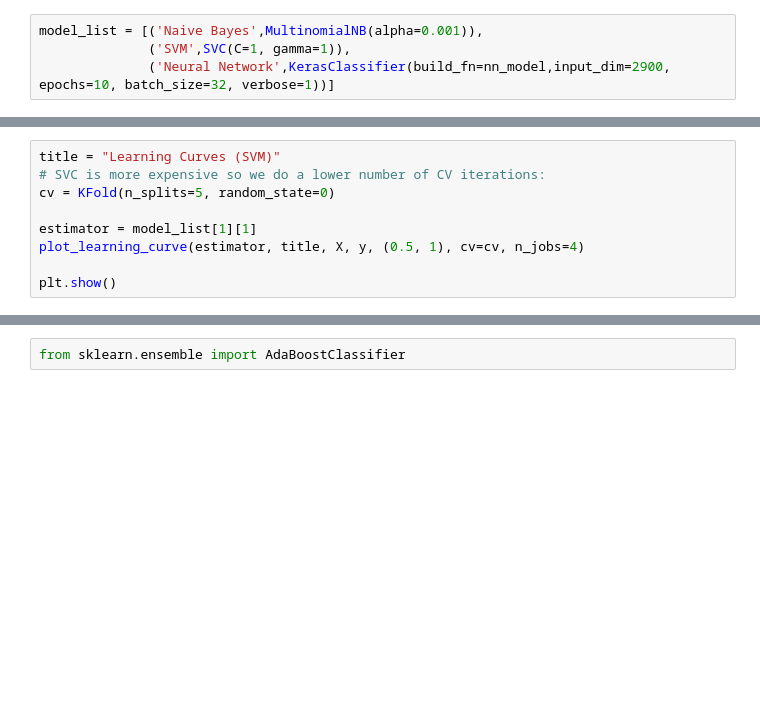
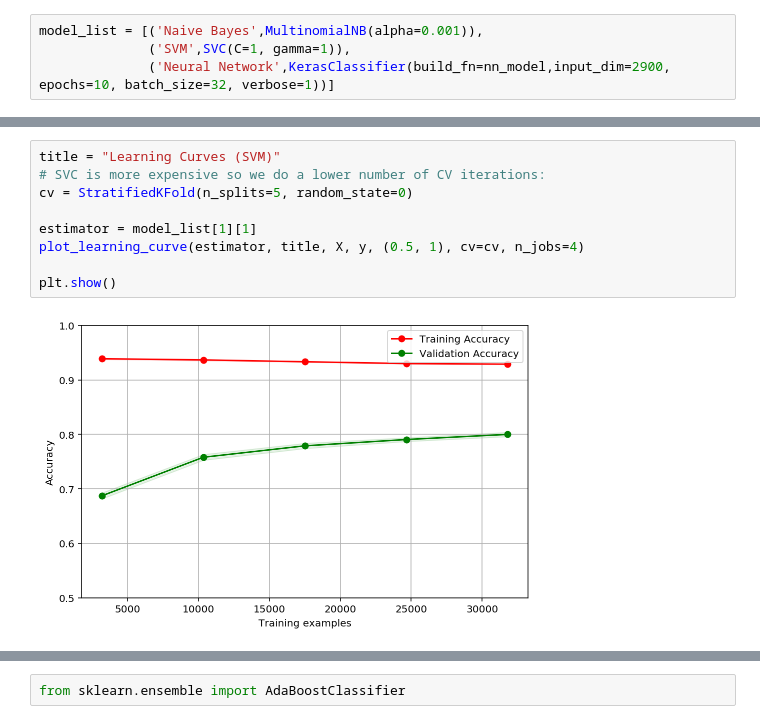
Before and after one commit to abpaudel/cuisine-classification, a Jupyter notebook: Classification.ipynb, the cells around one changed output, grey strips where cells are left out. Cells and saved outputs as stored; diff of their text form; blank space fills up the shorter version.

```diff
--- a/Classification.ipynb
+++ b/Classification.ipynb
@@ -418,12 +472,14 @@ plt.show()
 # %%
 title = "Learning Curves (SVM)"
 # SVC is more expensive so we do a lower number of CV iterations:
-cv = KFold(n_splits=5, random_state=0)
+cv = StratifiedKFold(n_splits=5, random_state=0)
 
 estimator = model_list[1][1]
 plot_learning_curve(estimator, title, X, y, (0.5, 1), cv=cv, n_jobs=4)
 
 plt.show()
+# %% [output]
+[figure, added]
 # %%
 
 title = "Learning Curves (ANN)"
```
Also changed, not shown: parts of 31 cells of this notebook.
